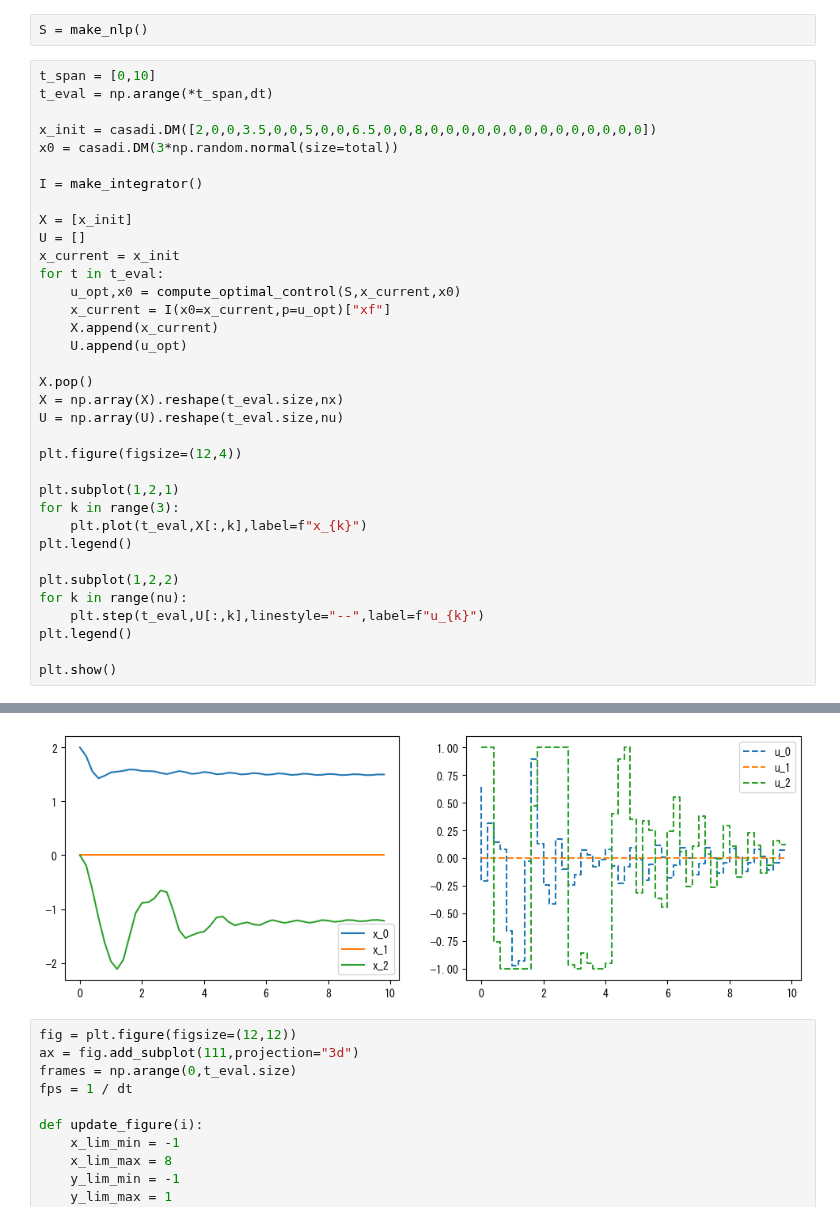
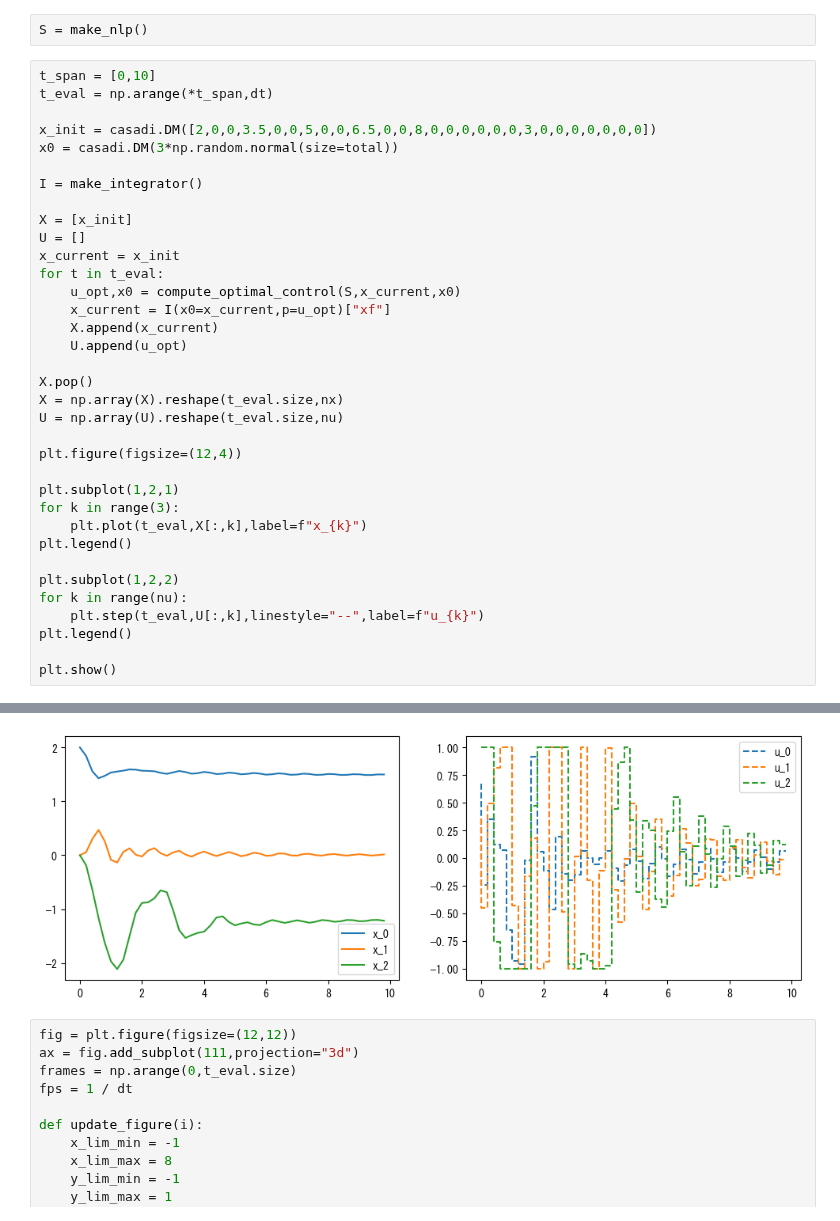
Before and after one commit to proxima-technology/casadi_mpc_nyuumon, a Jupyter notebook: src/chapter7_chain_of_masses.ipynb, the cells around one changed output, grey strips where cells are left out. Drawn from its saved outputs; the diff is of its cells as text.

```diff
--- a/src/chapter7_chain_of_masses.ipynb
+++ b/src/chapter7_chain_of_masses.ipynb
@@ -164,7 +164,7 @@ S = make_nlp()
 t_span = [0,10]
 t_eval = np.arange(*t_span,dt)
 
-x_init = casadi.DM([2,0,0,3.5,0,0,5,0,0,6.5,0,0,8,0,0,0,0,0,0,0,0,0,0,0,0,0,0])
+x_init = casadi.DM([2,0,0,3.5,0,0,5,0,0,6.5,0,0,8,0,0,0,0,0,0,3,0,0,0,0,0,0,0])
 x0 = casadi.DM(3*np.random.normal(size=total))
 
 I = make_integrator()
@@ -214,6 +214,6 @@ Total seconds in IPOPT                               = 0.112
 
 EXIT: Optimal Solution Found.
-[figure, old version]
+[figure, new version]
 # %%
 fig = plt.figure(figsize=(12,12))
 ax = fig.add_subplot(111,projection="3d")
```
Also changed, not shown: parts of 2 cells of this notebook, 1 other file.
